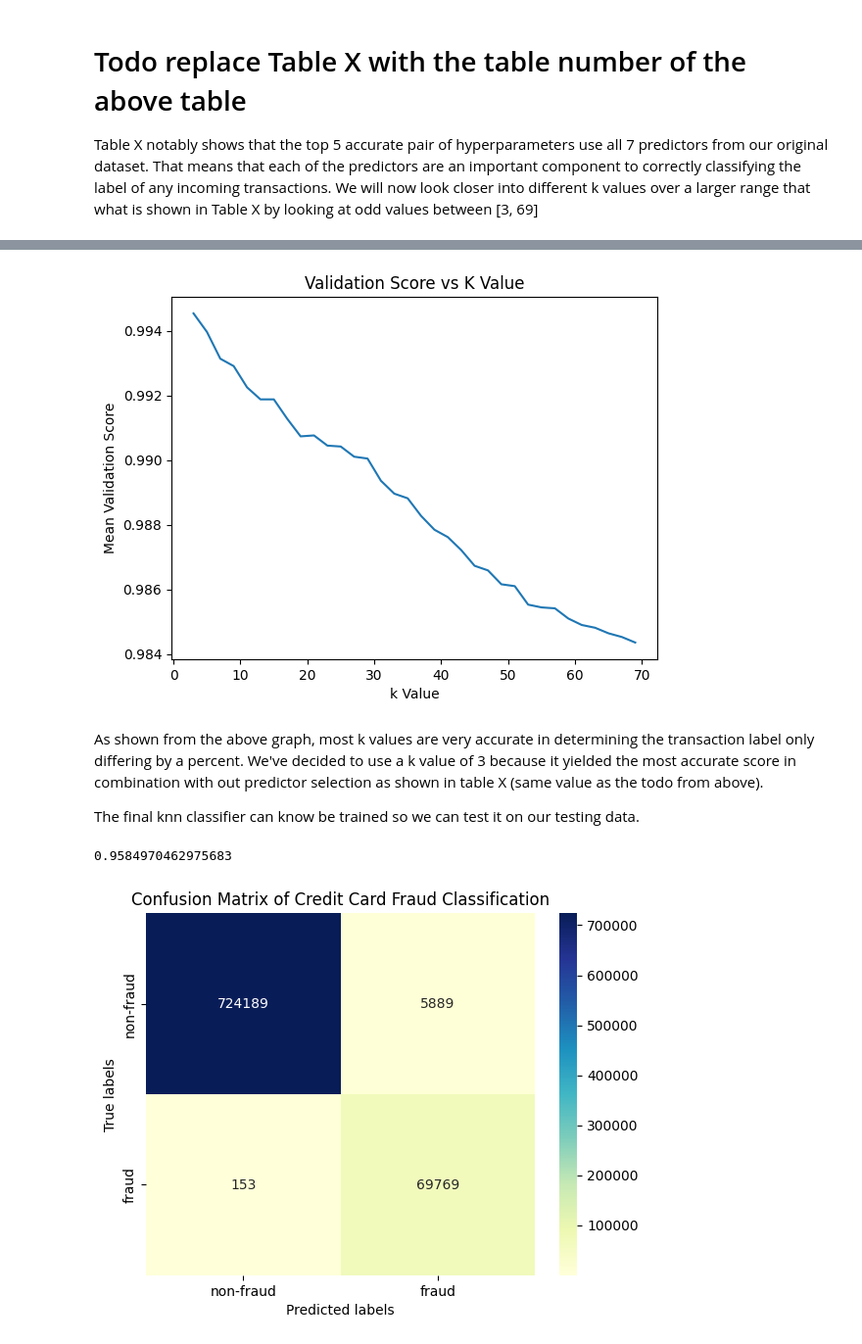
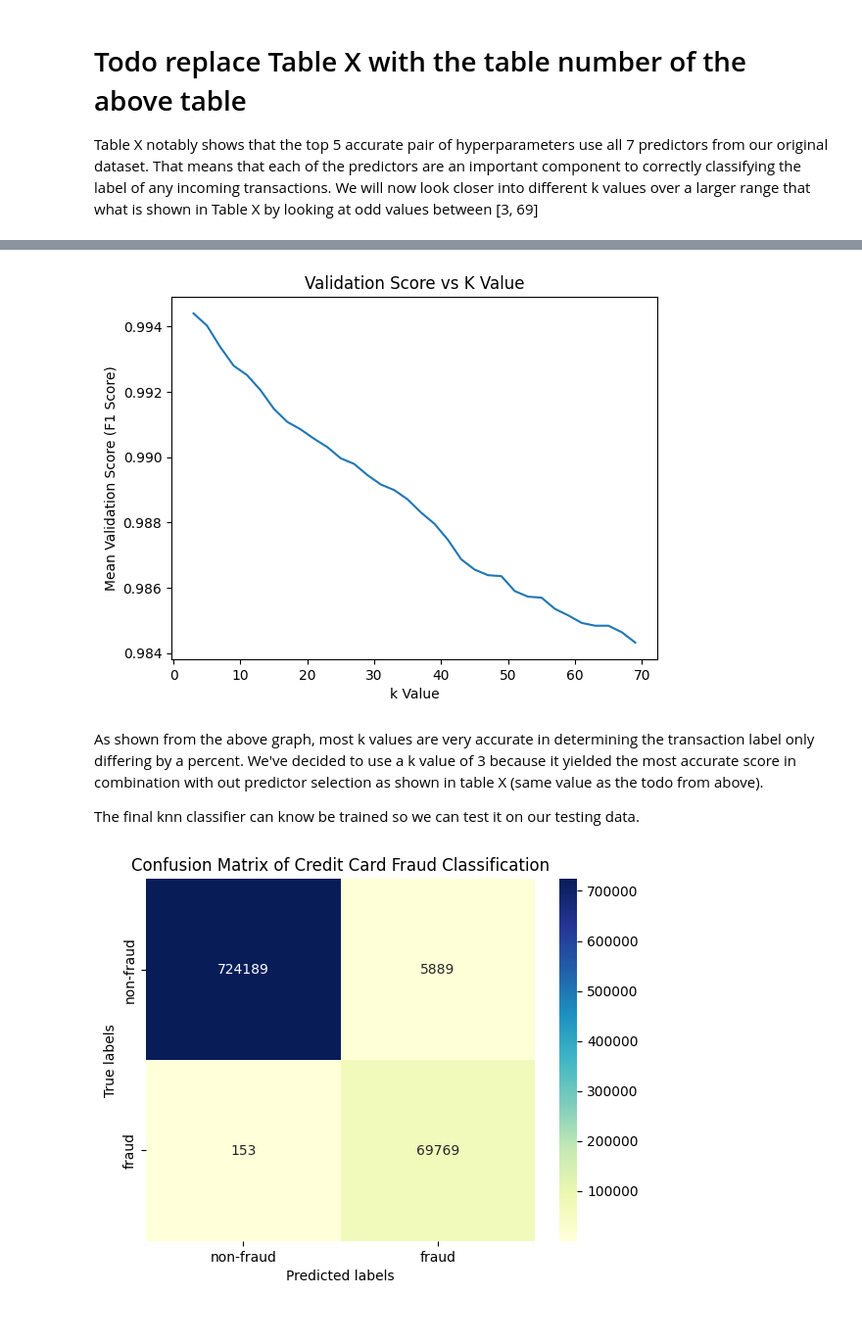
Before and after one commit to JonAndYu/ECON323-Project, a Jupyter notebook: project.ipynb, the cells around one changed output, grey strips where cells are left out. Shown: that part at 98% size. Cells and saved outputs as stored; diff of their text form; code cells hidden in the pictures.

```diff
--- a/project.ipynb
+++ b/project.ipynb
@@ -193,11 +203,18 @@ param_grid = {
     'kneighborsclassifier__n_neighbors': [2*i + 1 for i in range(1, 35)]
 }
 
-clf = make_pipeline(
+knn_hyperparameter_selection_clf = make_pipeline(
     StandardScaler(),
     KNeighborsClassifier())
 
 # Perform grid search with 5-fold cross validation
-grid_search = GridSearchCV(clf, param_grid=param_grid, cv=5, scoring=scorer)
-grid_search.fit(X_train_balanced, y_train_balanced)
+knn_hyperparameter_selection_res = tune(
+    param_grid=param_grid,
+    pipeline=knn_hyperparameter_selection_clf,
+    X_train=X_train_balanced,
+    y_train=y_train_balanced,
+    scoring_func='f1_macro'
+)
+
+knn_hyperparameter_selection_res
 # %% [output]
@@ -217,24 +238,22 @@ GridSearchCV(cv=5,
 # %%
-# Create dataframe from hyperparameter
-results = pd.DataFrame(grid_search.cv_results_)[['params', 'mean_test_score']]
-results = pd.concat([results.drop('params', axis=1),
-                results['params'].apply(lambda x: pd.Series(x))], axis=1)
-
 # Create a new figure and axis
 fig, ax = plt.subplots()
 
 # Plot the data as a line chart
-ax.plot(results.kneighborsclassifier__n_neighbors, results.mean_test_score)
+ax.plot(
+    knn_hyperparameter_selection_res["kneighborsclassifier__n_neighbors"],
+    knn_hyperparameter_selection_res["Mean Test Score"]
+)
 
 # Set the title and axis labels
 ax.set_title("Validation Score vs K Value")
 ax.set_xlabel("k Value")
-ax.set_ylabel("Mean Validation Score")
+ax.set_ylabel("Mean Validation Score (F1 Score)")
 
 # Show the chart
 plt.show()
 # %% [output]
-[figure, old version]
+[figure, new version]
 # %% [markdown]
 As shown from the above graph, most k values are very accurate in determining the transaction label only differing by a percent. We've decided to use a k value of 3 because it yielded the most accurate score in combination with out predictor selection as shown in table X (same value as the todo from above).
 
@@ -245,8 +264,3 @@ knn_clf = make_pipeline(
     KNeighborsClassifier(n_neighbors = 3))
 
 knn_clf.fit(X_train_balanced, y_train_balanced)
-
-knn_pred = knn_clf.predict(X_test)
-display(f1_score(y_test, knn_clf.predict(X_test)))
-# %% [output]
-0.9584970462975683
```
Also changed, not shown: parts of 22 cells of this notebook.
